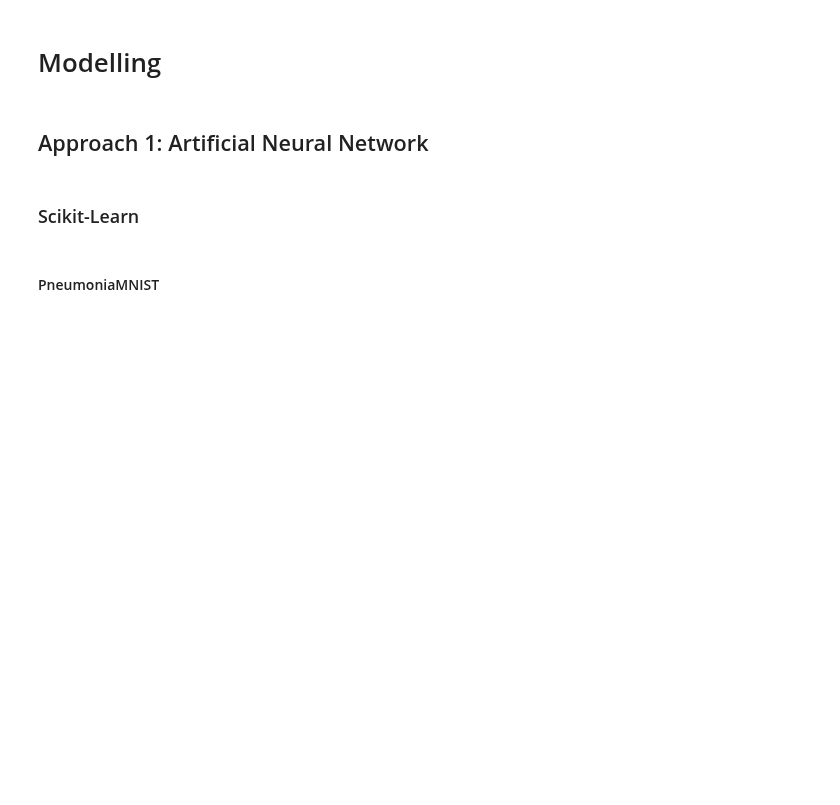
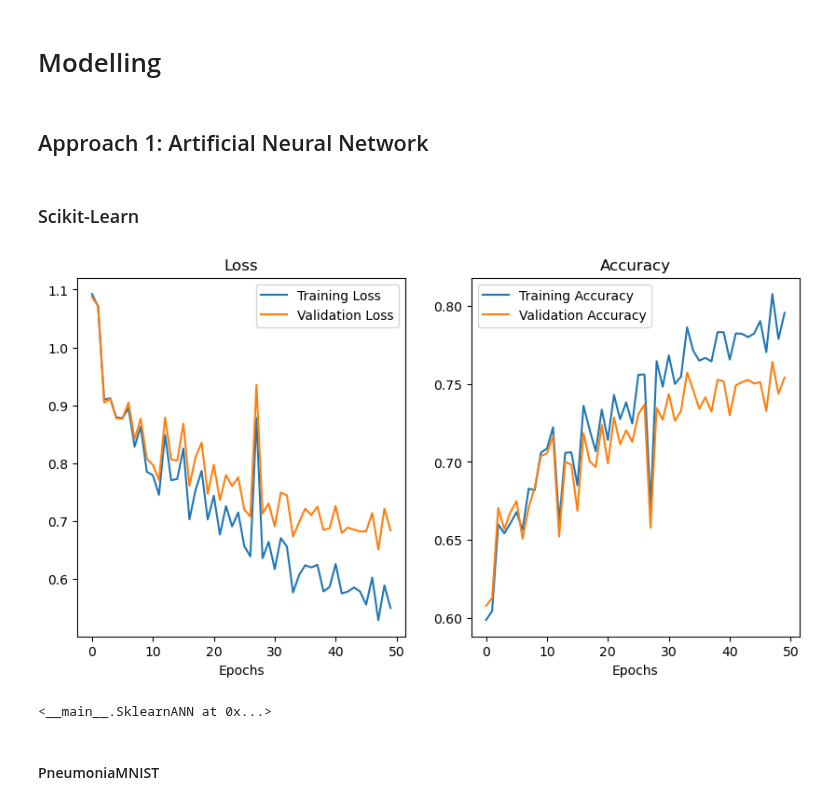
Before and after one commit to lstk44/Homomorphic-Encryption, a Jupyter notebook: UCImageClassification/ImageClassification.ipynb, the cells around one changed output. Saved outputs shown, nothing was run; the diff lists cells and outputs as text; code cells hidden in the pictures; blank space fills up the shorter version.

```diff
--- a/UCImageClassification/ImageClassification.ipynb
+++ b/UCImageClassification/ImageClassification.ipynb
@@ -341,3 +288,21 @@ class SklearnANN():
+# %%
+sklearn_ann = SklearnANN()
+
+sklearn_ann.train(
+    x_train=blood_xtrain,
+    y_train=blood_ytrain,
+    x_val=blood_xval,
+    y_val=blood_yval,
+    epochs=50,
+    learning_rate=0.0001,
+    weight_decay=0.0001,
+    n_layers=2,
+    neuron_factor=0.5,
+    plot=True
+)
+# %% [output]
+[figure, added]
+<__main__.SklearnANN at 0x...>
 # %% [markdown]
 #### PneumoniaMNIST
 # %%
```
Also changed, not shown: parts of 51 cells of this notebook, 2 other files.
